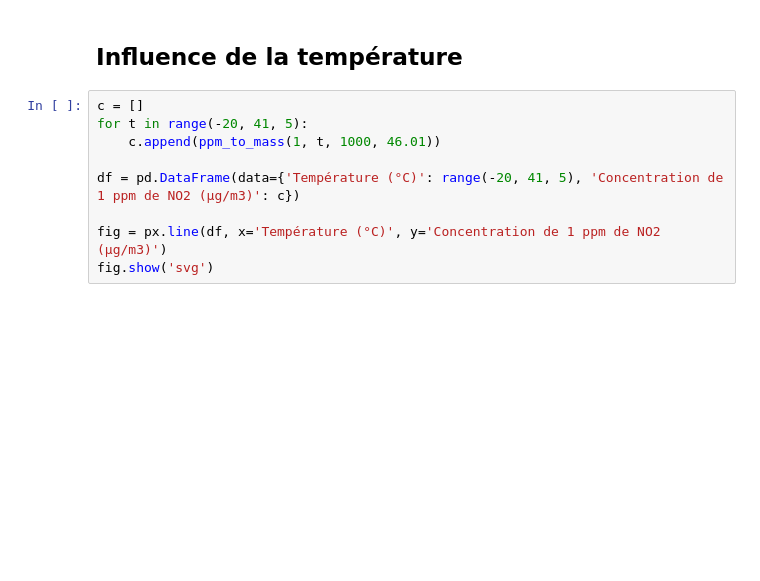
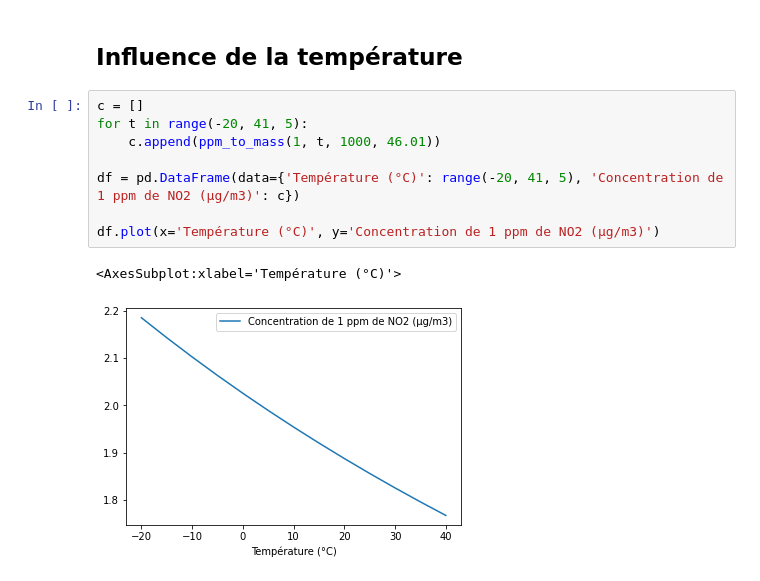
Before and after one commit to oliviernocent/AEROLAB, a Jupyter notebook: reports/mass_concentration.ipynb, the cells around one changed output. Cells and saved outputs as stored; diff of their text form; blank space fills up the shorter version.

```diff
--- a/reports/mass_concentration.ipynb
+++ b/reports/mass_concentration.ipynb
@@ -45,9 +44,11 @@ fig.show()
 # %%
 c = []
 for t in range(-20, 41, 5):
     c.append(ppm_to_mass(1, t, 1000, 46.01))
 
 df = pd.DataFrame(data={'Température (°C)': range(-20, 41, 5), 'Concentration de 1 ppm de NO2 (µg/m3)': c})
 
-fig = px.line(df, x='Température (°C)', y='Concentration de 1 ppm de NO2 (µg/m3)')
-fig.show('svg')
+df.plot(x='Température (°C)', y='Concentration de 1 ppm de NO2 (µg/m3)')
+# %% [output]
+<AxesSubplot:xlabel='Température (°C)'>
+[figure, added]
```
Also changed, not shown: parts of 1 cell of this notebook.
